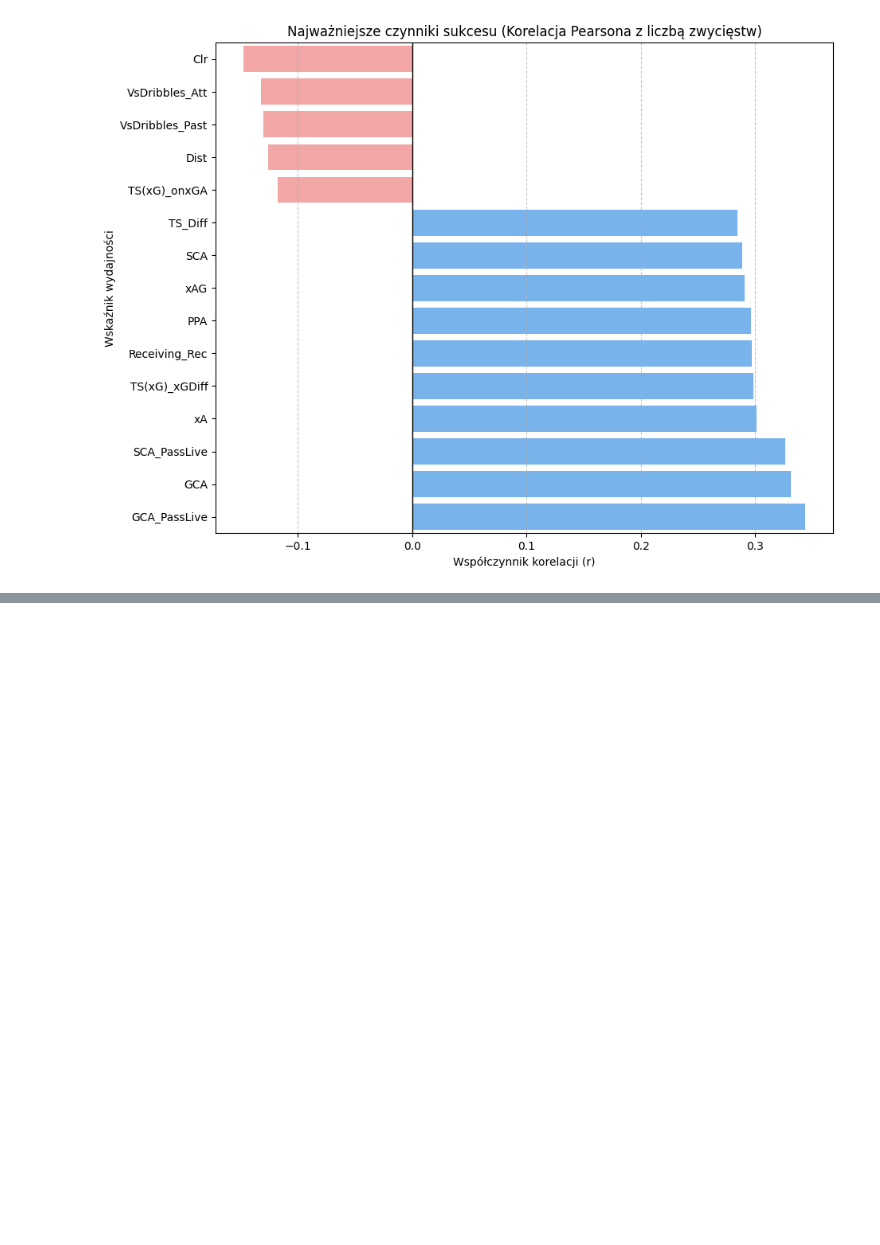
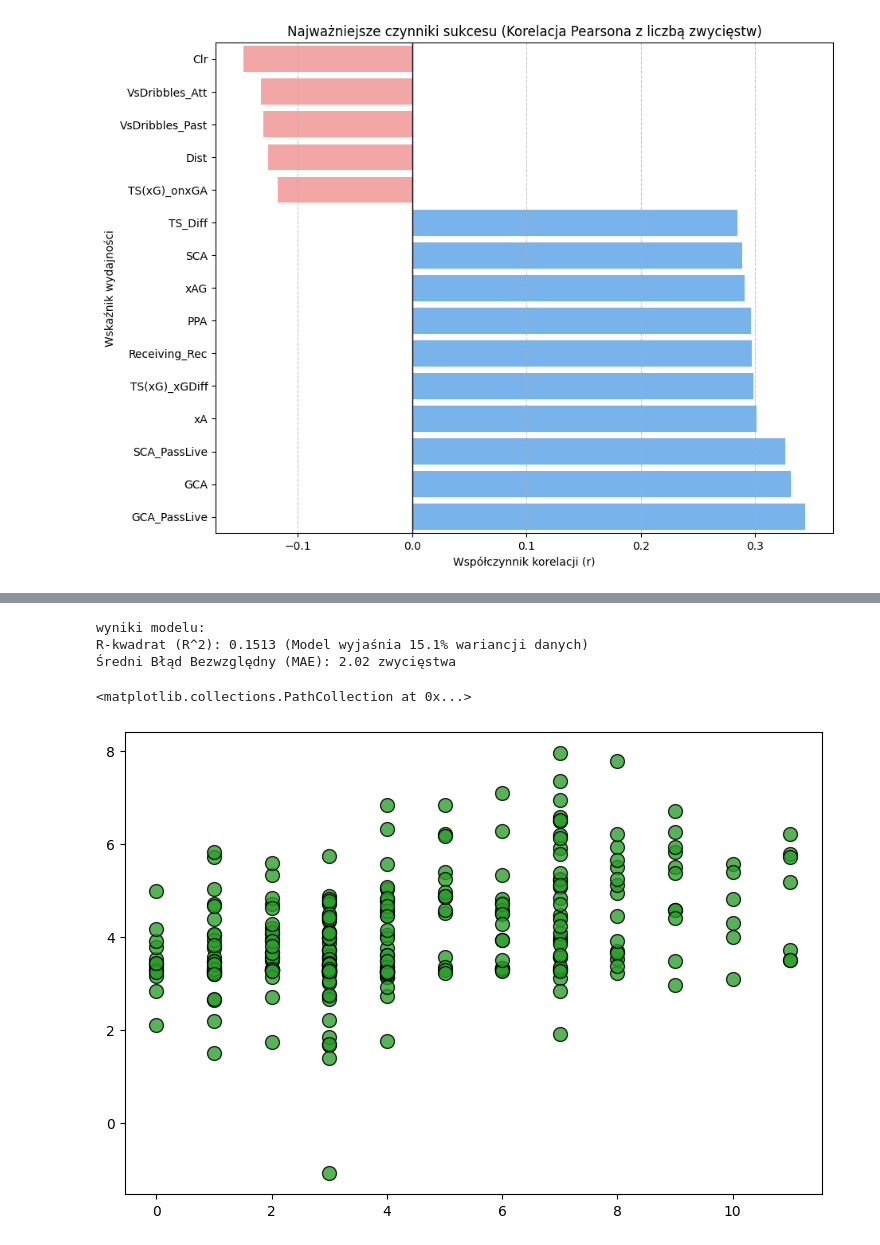
Before and after one commit to Maxik121/Woman_Football_European_League, a Jupyter notebook: women_football(UE).ipynb, the cells around one changed output, grey strips where cells are left out. Saved outputs shown, nothing was run; the diff lists cells and outputs as text; code cells hidden in the pictures; blank space fills up the shorter version.

```diff
--- a/women_football(UE).ipynb
+++ b/women_football(UE).ipynb
@@ -310,0 +316,24 @@ Passing `palette` without assigning `hue` is deprecated and will be removed in v
+# %%
+features = ['GCA', 'xA', 'PPA', 'Receiving_Rec', 'SCA', 'Clr']
+X = df_analysis[features].copy()
+y = df_analysis['W'].copy()
+X = X.fillna(X.median())
+X_train, X_test, y_train, y_test = train_test_split(X, y, test_size=0.2, random_state=42)
+model = LinearRegression()
+model.fit(X_train, y_train)
+y_pred = model.predict(X_test)
+r2 = r2_score(y_test, y_pred)
+mae = mean_absolute_error(y_test, y_pred)
+print("wyniki modelu:")
+print(f"R-kwadrat (R^2): {r2:.4f} (Model wyjaśnia {r2*100:.1f}% wariancji danych)")
+print(f"Średni Błąd Bezwzględny (MAE): {mae:.2f} zwycięstwa\n")
+# %% [output]
+wyniki modelu:
+R-kwadrat (R^2): 0.1513 (Model wyjaśnia 15.1% wariancji danych)
+Średni Błąd Bezwzględny (MAE): 2.02 zwycięstwa
+# %%
+plt.figure(figsize=(9, 6))
+plt.scatter(y_test, y_pred, color='#2ca02c', alpha=0.8, edgecolors='black', s=100)
+# %% [output]
+<matplotlib.collections.PathCollection at 0x...>
+[figure, added]
```
Also changed, not shown: parts of 8 cells of this notebook.
